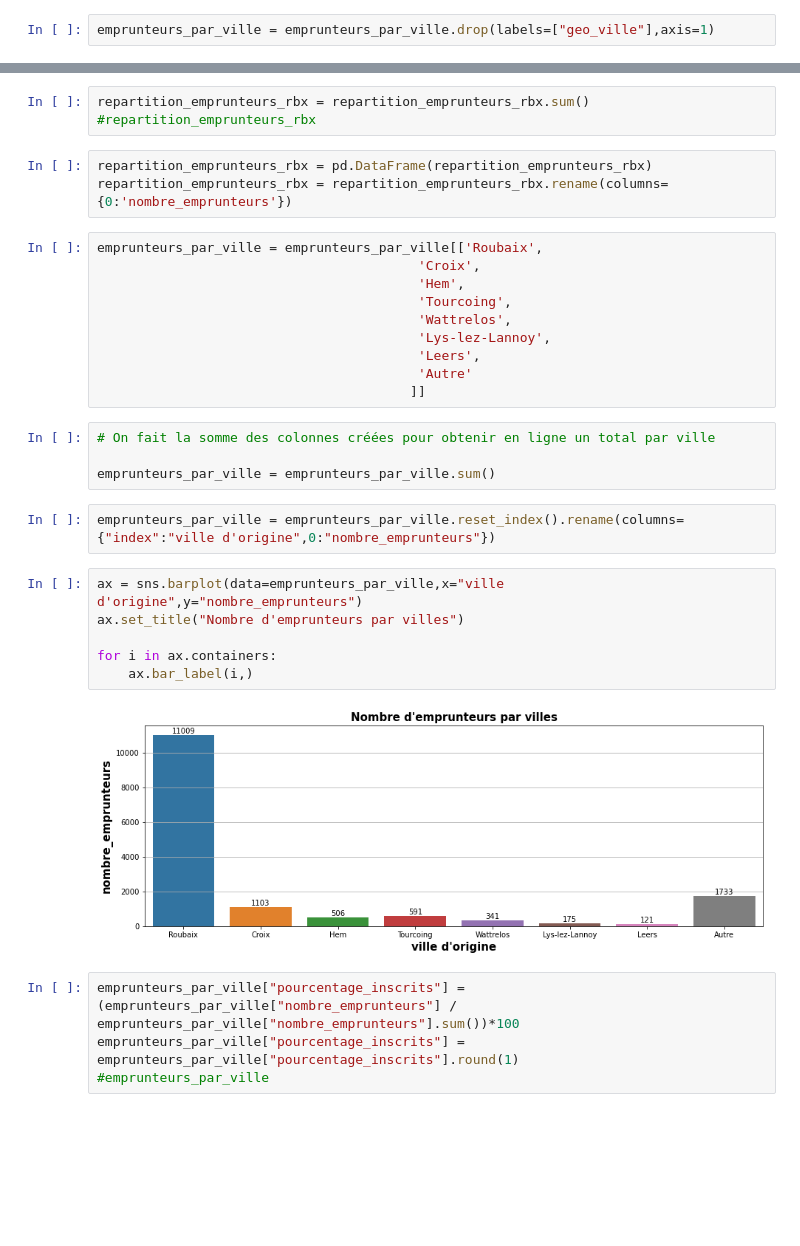
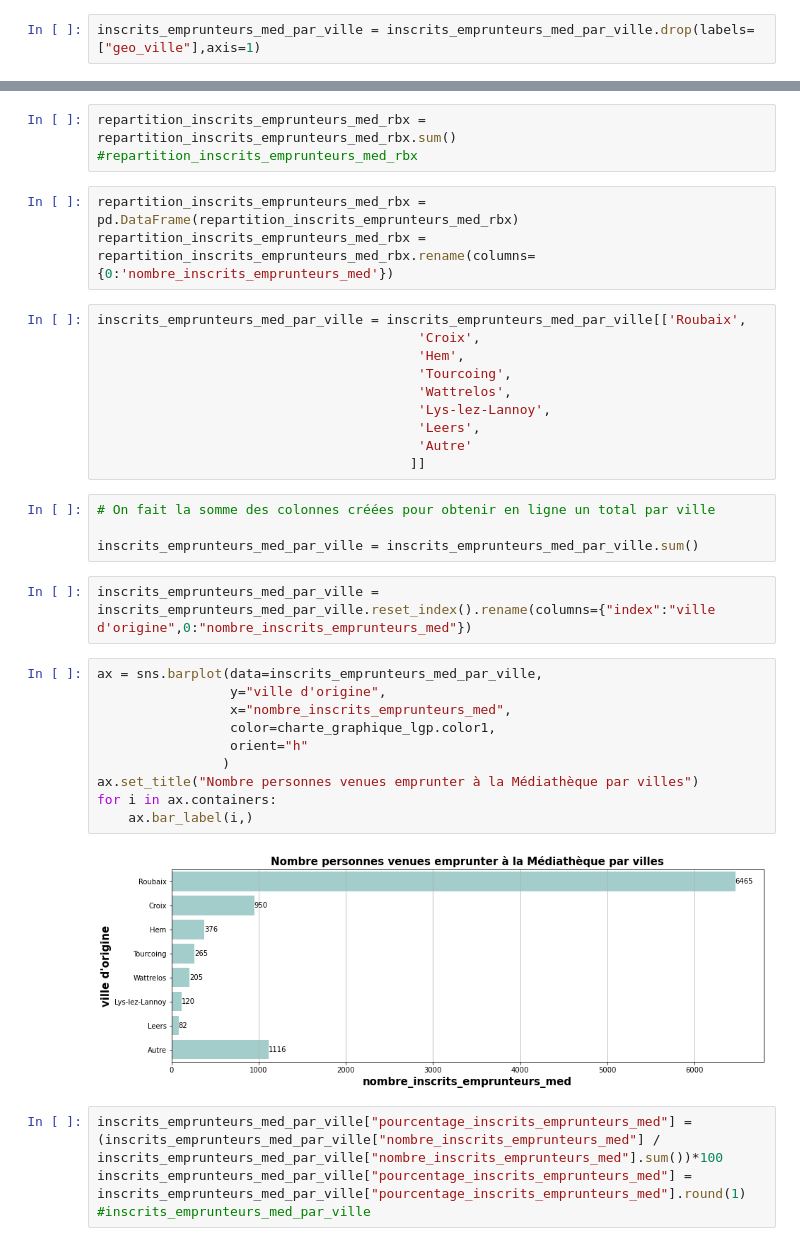
Before and after one commit to medrbx/kibini2, a Jupyter notebook: kibini/notebook_kibini2_med_qui_sont_les_emprunteurs.ipynb, the cells around one changed output, grey strips where cells are left out. Drawn from its saved outputs; the diff is of its cells as text; blank space fills up the shorter version.

```diff
--- a/kibini/notebook_kibini2_med_qui_sont_les_emprunteurs.ipynb
+++ b/kibini/notebook_kibini2_med_qui_sont_les_emprunteurs.ipynb
@@ -139,3 +141,3 @@ emprunteurs_par_ville["Hors-Roubaix"] = np.where(~emprunteurs_par_ville["geo_vil
 # %%
-emprunteurs_par_ville = emprunteurs_par_ville.drop(labels=["geo_ville"],axis=1)
+inscrits_emprunteurs_med_par_ville = inscrits_emprunteurs_med_par_ville.drop(labels=["geo_ville"],axis=1)
 # %%
@@ -146,11 +148,11 @@ repartition_emprunteurs_rbx = emprunteurs_par_ville[['Roubaix','Hors-Roubaix']]
 # %%
-repartition_emprunteurs_rbx = repartition_emprunteurs_rbx.sum()
-#repartition_emprunteurs_rbx
+repartition_inscrits_emprunteurs_med_rbx = repartition_inscrits_emprunteurs_med_rbx.sum()
+#repartition_inscrits_emprunteurs_med_rbx
 # %%
-repartition_emprunteurs_rbx = pd.DataFrame(repartition_emprunteurs_rbx)
-repartition_emprunteurs_rbx = repartition_emprunteurs_rbx.rename(columns={0:'nombre_emprunteurs'})
+repartition_inscrits_emprunteurs_med_rbx = pd.DataFrame(repartition_inscrits_emprunteurs_med_rbx)
+repartition_inscrits_emprunteurs_med_rbx = repartition_inscrits_emprunteurs_med_rbx.rename(columns={0:'nombre_inscrits_emprunteurs_med'})
 # %%
-emprunteurs_par_ville = emprunteurs_par_ville[['Roubaix',
+inscrits_emprunteurs_med_par_ville = inscrits_emprunteurs_med_par_ville[['Roubaix',
                                          'Croix',
                                          'Hem',
                                          'Tourcoing',
@@ -162,18 +164,22 @@ emprunteurs_par_ville = emprunteurs_par_ville[['Roubaix',
 # %%
 # On fait la somme des colonnes créées pour obtenir en ligne un total par ville
 
-emprunteurs_par_ville = emprunteurs_par_ville.sum()
+inscrits_emprunteurs_med_par_ville = inscrits_emprunteurs_med_par_ville.sum()
 # %%
-emprunteurs_par_ville = emprunteurs_par_ville.reset_index().rename(columns={"index":"ville d'origine",0:"nombre_emprunteurs"})
+inscrits_emprunteurs_med_par_ville = inscrits_emprunteurs_med_par_ville.reset_index().rename(columns={"index":"ville d'origine",0:"nombre_inscrits_emprunteurs_med"})
 # %%
-ax = sns.barplot(data=emprunteurs_par_ville,x="ville d'origine",y="nombre_emprunteurs")
-ax.set_title("Nombre d'emprunteurs par villes")
-
+ax = sns.barplot(data=inscrits_emprunteurs_med_par_ville,
+                 y="ville d'origine",
+                 x="nombre_inscrits_emprunteurs_med",
+                 color=charte_graphique_lgp.color1,
+                 orient="h"
+                )
+ax.set_title("Nombre personnes venues emprunter à la Médiathèque par villes")
 for i in ax.containers:
     ax.bar_label(i,)
 # %% [output]
-[figure, old version]
+[figure, new version]
 # %%
-emprunteurs_par_ville["pourcentage_inscrits"] = (emprunteurs_par_ville["nombre_emprunteurs"] / emprunteurs_par_ville["nombre_emprunteurs"].sum())*100
-emprunteurs_par_ville["pourcentage_inscrits"] = emprunteurs_par_ville["pourcentage_inscrits"].round(1)
-#emprunteurs_par_ville
+inscrits_emprunteurs_med_par_ville["pourcentage_inscrits_emprunteurs_med"] = (inscrits_emprunteurs_med_par_ville["nombre_inscrits_emprunteurs_med"] / inscrits_emprunteurs_med_par_ville["nombre_inscrits_emprunteurs_med"].sum())*100
+inscrits_emprunteurs_med_par_ville["pourcentage_inscrits_emprunteurs_med"] = inscrits_emprunteurs_med_par_ville["pourcentage_inscrits_emprunteurs_med"].round(1)
+#inscrits_emprunteurs_med_par_ville
```
Also changed, not shown: parts of 68 cells of this notebook, 33 other files.
